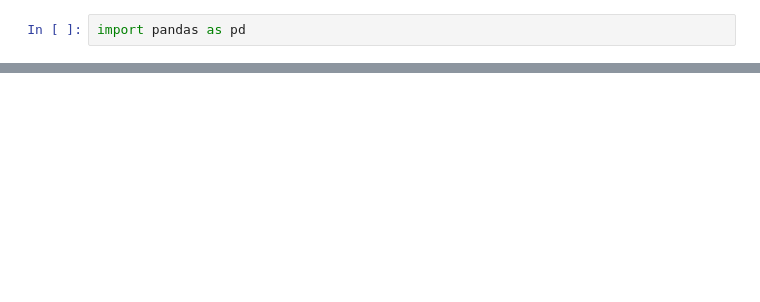
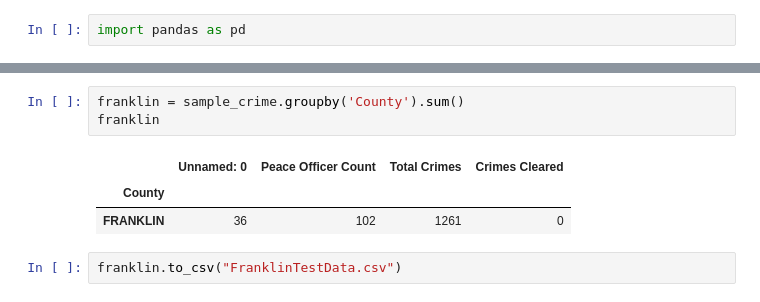
Before and after one commit to swbrummund/Project.01, a Jupyter notebook: Data_Collection/FBI_API/ORI_Dataset_Cleaning.ipynb, the cells around one changed output, grey strips where cells are left out. Cells and saved outputs as stored; diff of their text form; blank space fills up the shorter version.

Commit message:
test analysis

```diff
--- a/Data_Collection/FBI_API/ORI_Dataset_Cleaning.ipynb
+++ b/Data_Collection/FBI_API/ORI_Dataset_Cleaning.ipynb
@@ -15,0 +26,9 @@ ori_data.head()
+# %%
+franklin = sample_crime.groupby('County').sum()
+franklin
+# %% [output]
+|  | Unnamed: 0 | Peace Officer Count | Total Crimes | Crimes Cleared |
+| County |  |  |  |  |
+| FRANKLIN | 36 | 102 | 1261 | 0 |
+# %%
+franklin.to_csv("FranklinTestData.csv")
```
Also changed, not shown: parts of 3 cells of this notebook, 5 other files.
